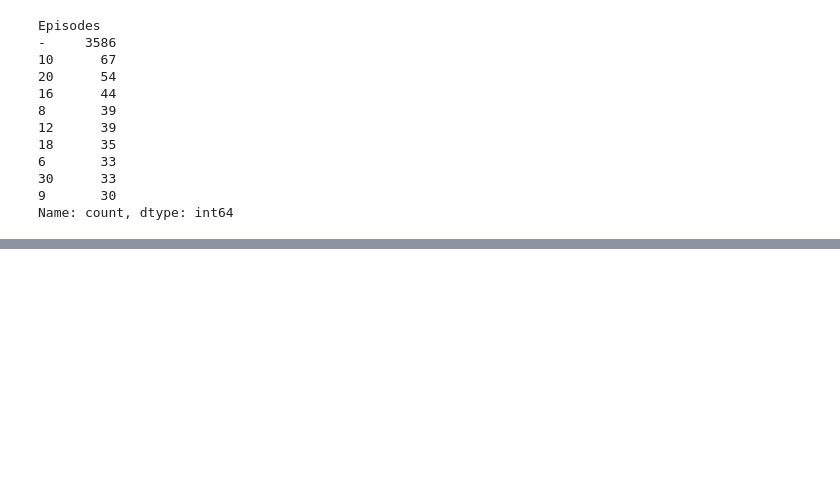
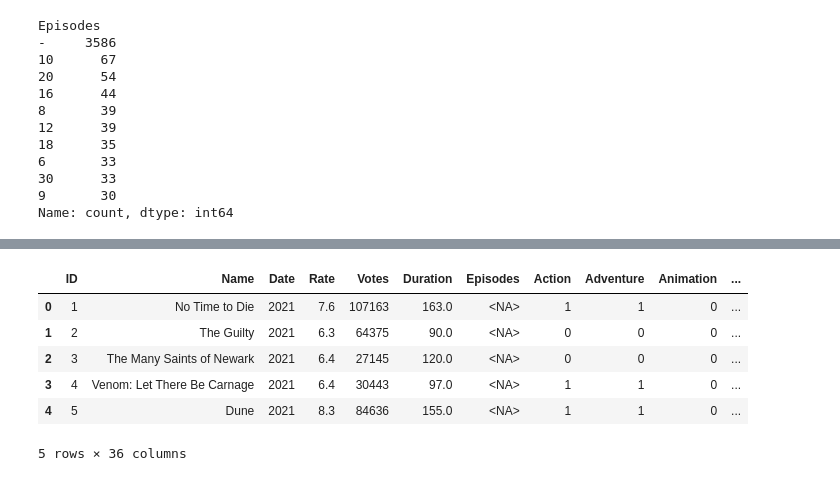
Before and after one commit to Alex-Olv/LP5Revisao, a Jupyter notebook: notebooks/tratamento_imdb.ipynb, the cells around one changed output, grey strips where cells are left out. Drawn from its saved outputs; the diff is of its cells as text; code cells hidden in the pictures; blank space fills up the shorter version.

```diff
--- a/notebooks/tratamento_imdb.ipynb
+++ b/notebooks/tratamento_imdb.ipynb
@@ -336,0 +469,7 @@ Name: count, dtype: int64
+# %%
+# Aplicar One-Hot Encoding na coluna Type
+df_limpo_imdb = pd.get_dummies(
+    df_limpo_imdb,
+    columns=['Type'],
+    dtype=int
+)
@@ -336,0 +512,6 @@ Name: count, dtype: int64
+# %%
+df_limpo_imdb['Episodes'] = df_limpo_imdb['Episodes'].replace('-', pd.NA)
+# %%
+df_limpo_imdb['Episodes'] = pd.to_numeric(
+    df_limpo_imdb['Episodes']
+).astype('Int64')
@@ -336,0 +551,10 @@ Name: count, dtype: int64
+# %%
+df_limpo_imdb.head()
+# %% [output]
+|  | ID | Name | Date | Rate | Votes | Duration | Episodes | Action | Adventure | Animation | ... |
+| 0 | 1 | No Time to Die | 2021 | 7.6 | 107163 | 163.0 | <NA> | 1 | 1 | 0 | ... |
+| 1 | 2 | The Guilty | 2021 | 6.3 | 64375 | 90.0 | <NA> | 0 | 0 | 0 | ... |
+| 2 | 3 | The Many Saints of Newark | 2021 | 6.4 | 27145 | 120.0 | <NA> | 0 | 0 | 0 | ... |
+| 3 | 4 | Venom: Let There Be Carnage | 2021 | 6.4 | 30443 | 97.0 | <NA> | 1 | 1 | 0 | ... |
+| 4 | 5 | Dune | 2021 | 8.3 | 84636 | 155.0 | <NA> | 1 | 1 | 0 | ... |
+5 rows × 36 columns
```
Also changed, not shown: parts of 22 cells of this notebook, 10 other files.
